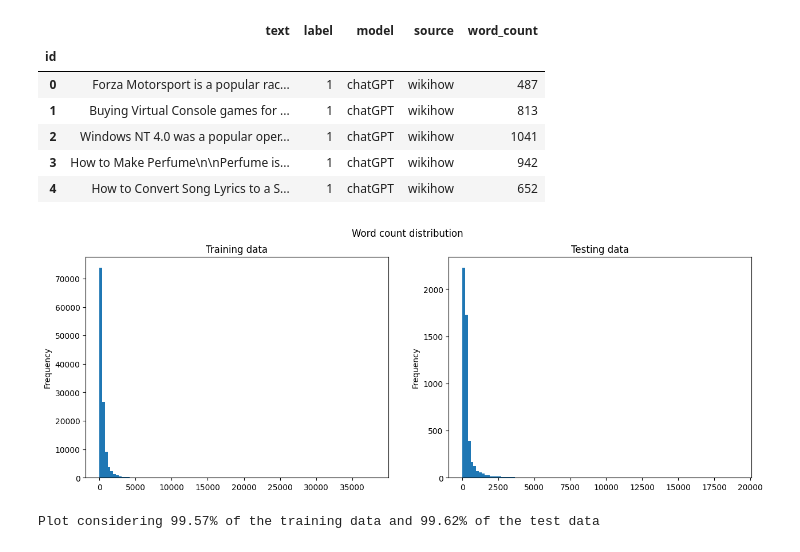
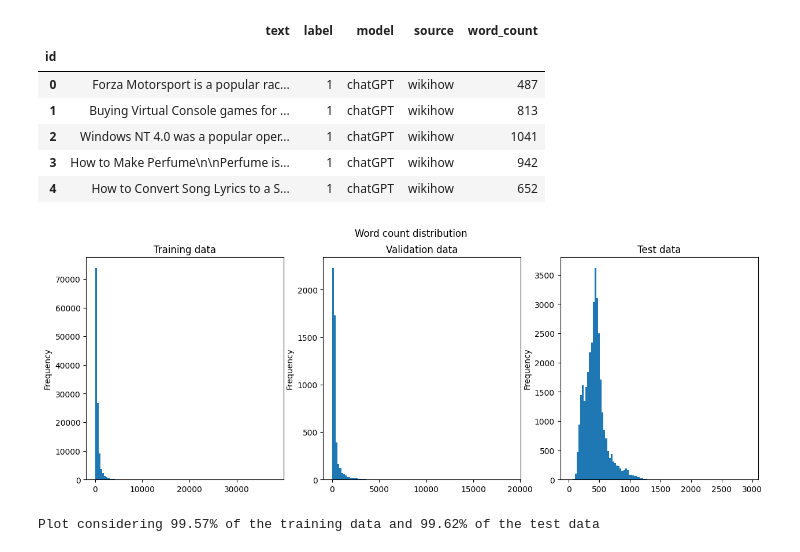
Before and after one commit to edomerli/machine-generated-text-classification, a Jupyter notebook: main.ipynb, the cells around one changed output. Drawn from its saved outputs; the diff is of its cells as text; code cells hidden in the pictures.

Commit message:
Integrated test set

```diff
--- a/main.ipynb
+++ b/main.ipynb
@@ -38,7 +27,10 @@ from ipywidgets import interact
 train_df = pd.read_json(path_or_buf='./data/subtaskA_train_monolingual.jsonl', lines=True)
 train_df.set_index('id',inplace=True)
 
-test_df = pd.read_json(path_or_buf='./data/subtaskA_dev_monolingual.jsonl', lines=True)
+val_df = pd.read_json(path_or_buf='./data/subtaskA_dev_monolingual.jsonl', lines=True)
+val_df.set_index('id',inplace=True)
+
+test_df = pd.read_json(path_or_buf='./data/subtaskA_test_monolingual.jsonl', lines=True)
 test_df.set_index('id',inplace=True)
 # %%
 train_df.head()
@@ -125,6 +148,7 @@ The data is pretty balanced with respect to the fields "model" and "source".
 We ignore these two in the following steps (as model would be only useful for a harder multiclass classification, source could be optionally passed to the model [TODO: try] to give more context) but keep them in the data to look for insights in the error analysis phase.
 # %%
 train_df['word_count'] = train_df['text'].apply(lambda text: len(word_tokenize(text)))
+val_df['word_count'] = val_df['text'].apply(lambda text: len(word_tokenize(text)))
 test_df['word_count'] = test_df['text'].apply(lambda text: len(word_tokenize(text)))
 # %%
 train_df.head()
@@ -137,12 +161,13 @@ train_df.head()
 | 3 | How to Make Perfume\n\nPerfume is... | 1 | chatGPT | wikihow | 942 |
 | 4 | How to Convert Song Lyrics to a S... | 1 | chatGPT | wikihow | 652 |
 # %%
-fig, axes = plt.subplots(nrows=1, ncols=2, figsize=(15, 5))
+fig, axes = plt.subplots(nrows=1, ncols=3, figsize=(15, 5))
 
 fig.suptitle('Word count distribution')
 train_df['word_count'].plot(kind='hist', bins=100, ax=axes[0], title='Training data');
-test_df['word_count'].plot(kind='hist', bins=100, ax=axes[1], title='Testing data');
+val_df['word_count'].plot(kind='hist', bins=100, ax=axes[1], title='Validation data');
+test_df['word_count'].plot(kind='hist', bins=100, ax=axes[2], title='Test data');
 # %% [output]
-[figure, old version]
+[figure, new version]
 # %%
 # Let's consider for a moment only the data below a certain threshold length (5000) for a more informative plot
```
Also changed, not shown: parts of 23 cells of this notebook.
